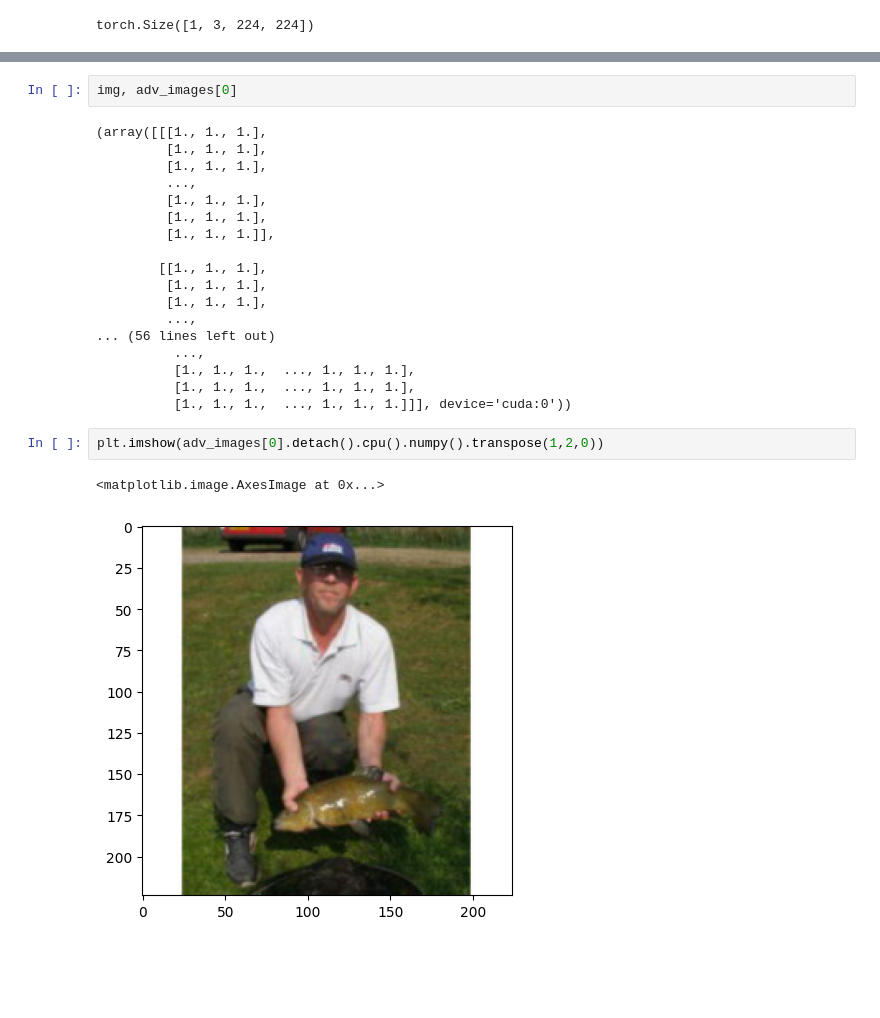
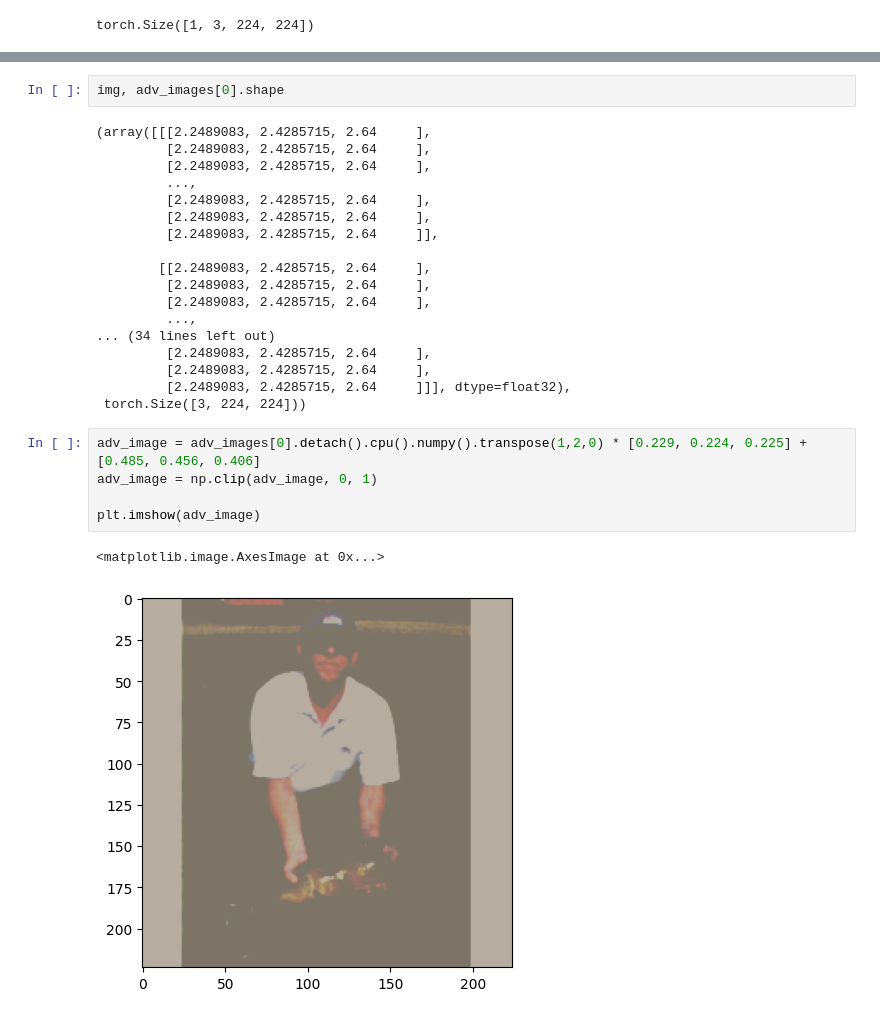
Before and after one commit to SSIGPRO/XAI, a Jupyter notebook: src/attacks.ipynb, the cells around one changed output, grey strips where cells are left out. Cells and saved outputs as stored; diff of their text form; blank space fills up the shorter version.

```diff
--- a/src/attacks.ipynb
+++ b/src/attacks.ipynb
@@ -101,25 +110,28 @@ plt.imshow(adv_images[0].detach().cpu().numpy().transpose(1,2,0))
 # %%
-img, adv_images[0]
+img, adv_images[0].shape
 # %% [output]
-(array([[[1., 1., 1.],
-         [1., 1., 1.],
-         [1., 1., 1.],
+(array([[[2.2489083, 2.4285715, 2.64     ],
+         [2.2489083, 2.4285715, 2.64     ],
+         [2.2489083, 2.4285715, 2.64     ],
          ...,
-         [1., 1., 1.],
-         [1., 1., 1.],
-         [1., 1., 1.]],
+         [2.2489083, 2.4285715, 2.64     ],
+         [2.2489083, 2.4285715, 2.64     ],
+         [2.2489083, 2.4285715, 2.64     ]],
 
-        [[1., 1., 1.],
-         [1., 1., 1.],
-         [1., 1., 1.],
+        [[2.2489083, 2.4285715, 2.64     ],
+         [2.2489083, 2.4285715, 2.64     ],
+         [2.2489083, 2.4285715, 2.64     ],
          ...,
-... (56 lines left out)
-          ...,
-          [1., 1., 1.,  ..., 1., 1., 1.],
-          [1., 1., 1.,  ..., 1., 1., 1.],
-          [1., 1., 1.,  ..., 1., 1., 1.]]], device='cuda:0'))
+... (34 lines left out)
+         [2.2489083, 2.4285715, 2.64     ],
+         [2.2489083, 2.4285715, 2.64     ],
+         [2.2489083, 2.4285715, 2.64     ]]], dtype=float32),
+ torch.Size([3, 224, 224]))
 # %%
-plt.imshow(adv_images[0].detach().cpu().numpy().transpose(1,2,0))
+adv_image = adv_images[0].detach().cpu().numpy().transpose(1,2,0) * [0.229, 0.224, 0.225] + [0.485, 0.456, 0.406]
+adv_image = np.clip(adv_image, 0, 1)
+
+plt.imshow(adv_image)
 # %% [output]
 <matplotlib.image.AxesImage at 0x...>
-[figure, old version]
+[figure, new version]
```
Also changed, not shown: parts of 5 cells of this notebook, 9 other files.
